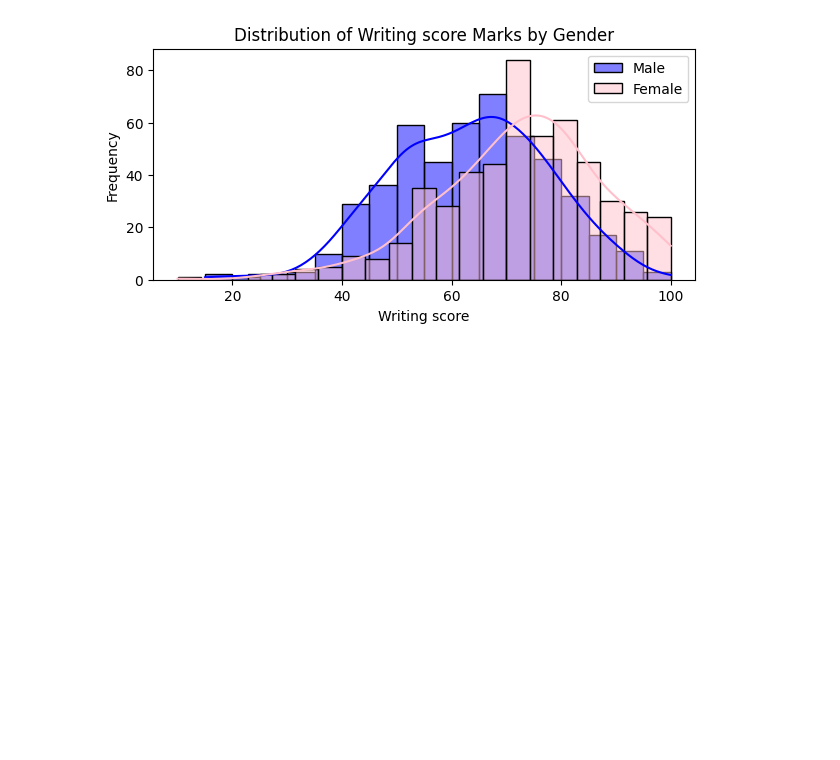
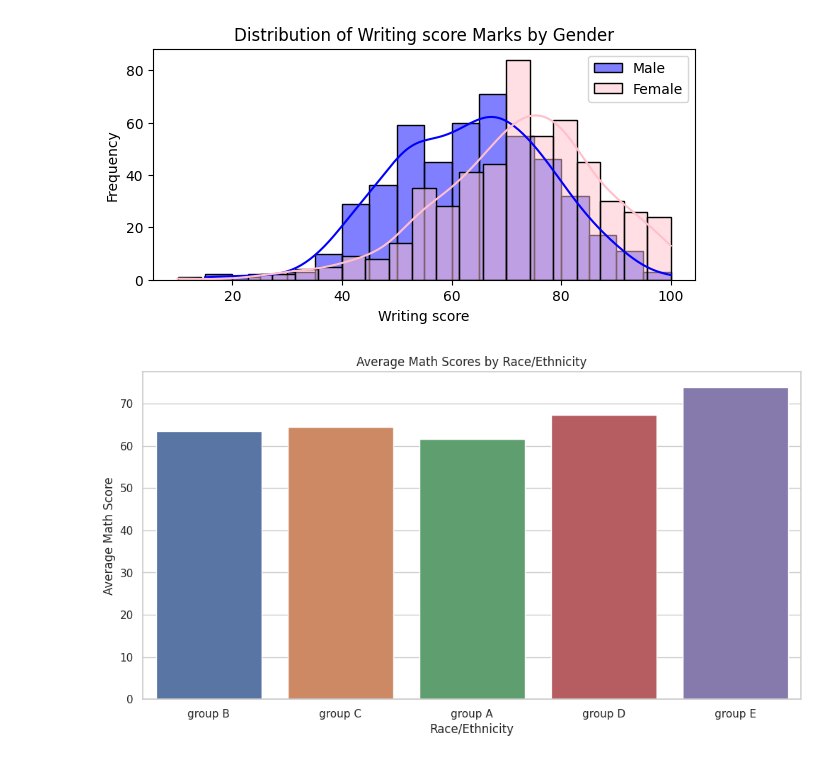
Before and after one commit to jaysreeb/Students-Performance-in-Exams-, a Jupyter notebook: students-performance-in-exams.ipynb, the cells around one changed output. Drawn from its saved outputs; the diff is of its cells as text; code cells hidden in the pictures; blank space fills up the shorter version.

```diff
--- a/students-performance-in-exams.ipynb
+++ b/students-performance-in-exams.ipynb
@@ -176,0 +175,15 @@ for subject in subjects:
+# %%
+#Score Distributions by Race/Ethnicity
+
+# Set the style for the plots (optional)
+sns.set(style="whitegrid")
+
+# Creating a bar plot for average scores by race/ethnicity
+plt.figure(figsize=(12, 6))
+sns.barplot(x="race/ethnicity", y="math score", data=df, errorbar=None)
+plt.title('Average Math Scores by Race/Ethnicity')
+plt.xlabel('Race/Ethnicity')
+plt.ylabel('Average Math Score')
+plt.show()
+# %% [output]
+[figure, added]
```
Also changed, not shown: parts of 1 cell of this notebook.
